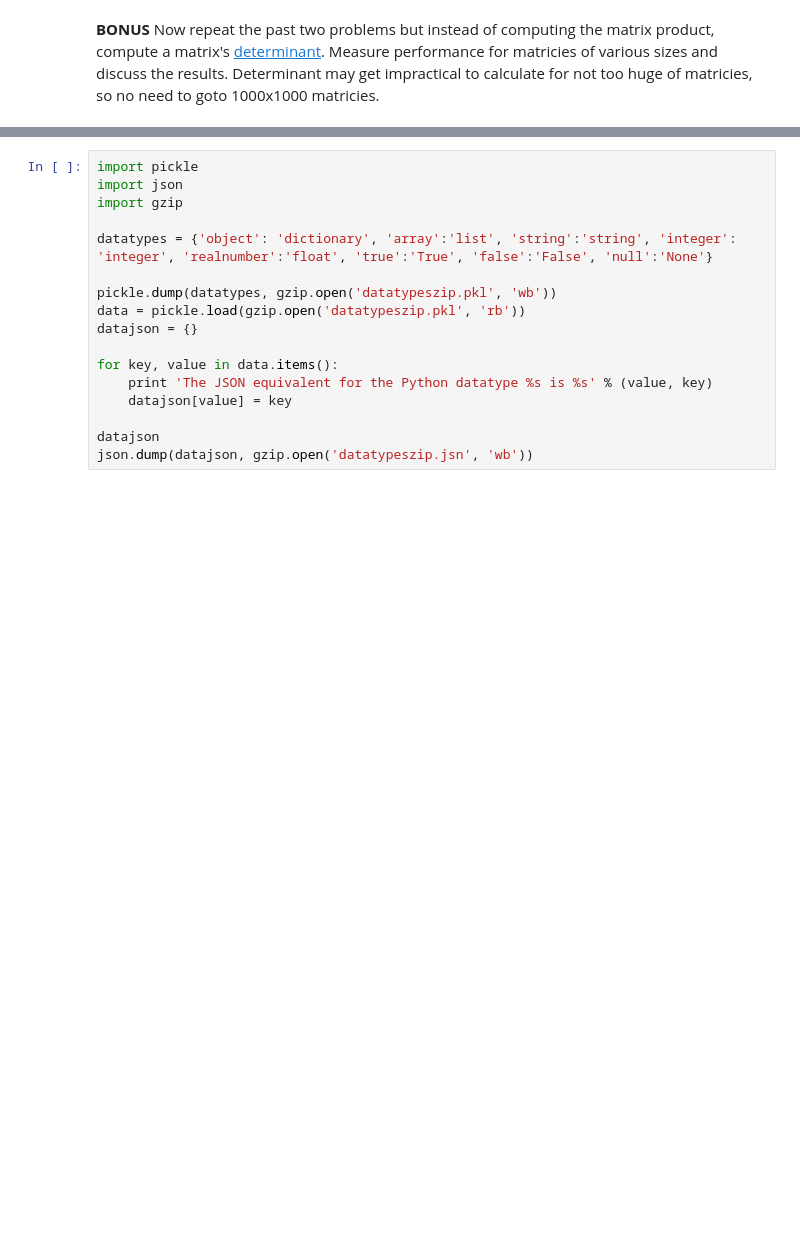
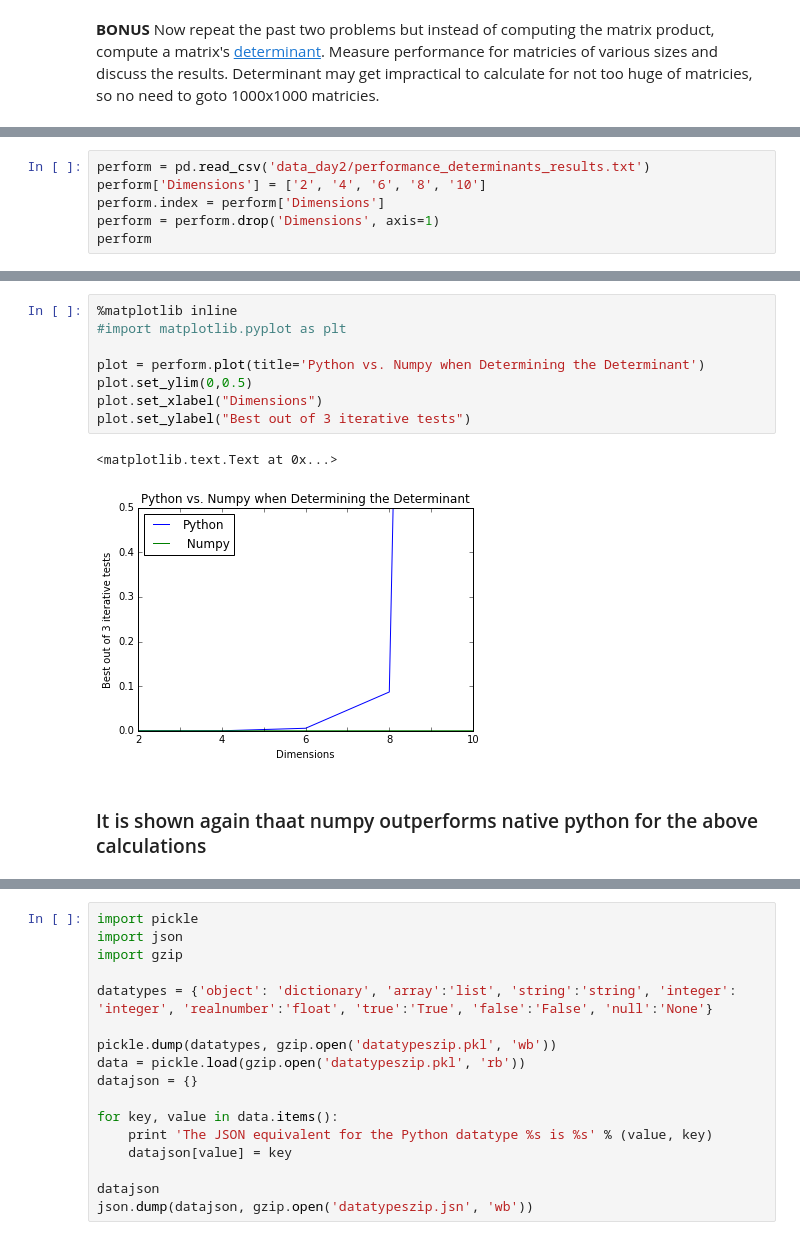
Before and after one commit to OrysyaStus/UCSD_Data_Science_and_Engineering, a Jupyter notebook: DSE200_Python_for_Data_Analysis/day_2_github_io_numpy_pandas/10_exercises.ipynb, the cells around one changed output, grey strips where cells are left out. Saved outputs shown, nothing was run; the diff lists cells and outputs as text; blank space fills up the shorter version.

```diff
--- a/DSE200_Python_for_Data_Analysis/day_2_github_io_numpy_pandas/10_exercises.ipynb
+++ b/DSE200_Python_for_Data_Analysis/day_2_github_io_numpy_pandas/10_exercises.ipynb
@@ -166,0 +348,6 @@ None
+# %%
+perform = pd.read_csv('data_day2/performance_determinants_results.txt')
+perform['Dimensions'] = ['2', '4', '6', '8', '10']
+perform.index = perform['Dimensions']
+perform = perform.drop('Dimensions', axis=1)
+perform
@@ -167,3 +362,16 @@ None
+# %%
+%matplotlib inline
+#import matplotlib.pyplot as plt
+
+plot = perform.plot(title='Python vs. Numpy when Determining the Determinant')
+plot.set_ylim(0,0.5)
+plot.set_xlabel("Dimensions")
+plot.set_ylabel("Best out of 3 iterative tests")
+# %% [output]
+<matplotlib.text.Text at 0x...>
+[figure, added]
+# %% [markdown]
+### It is shown again thaat numpy outperforms native python for the above calculations
 # %% [markdown]
 ### IO Exercises
 
```
Also changed, not shown: parts of 50 cells of this notebook, 7 other files.
